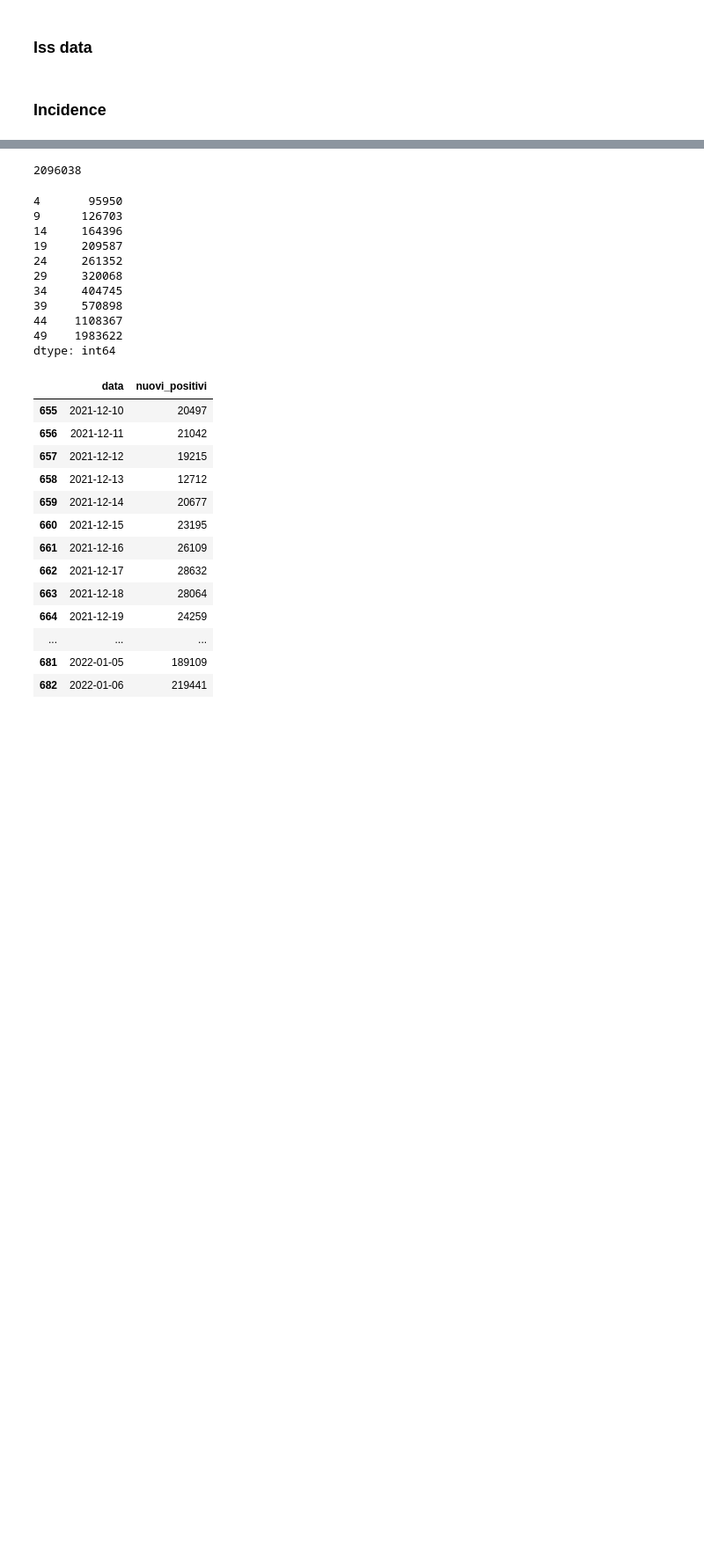
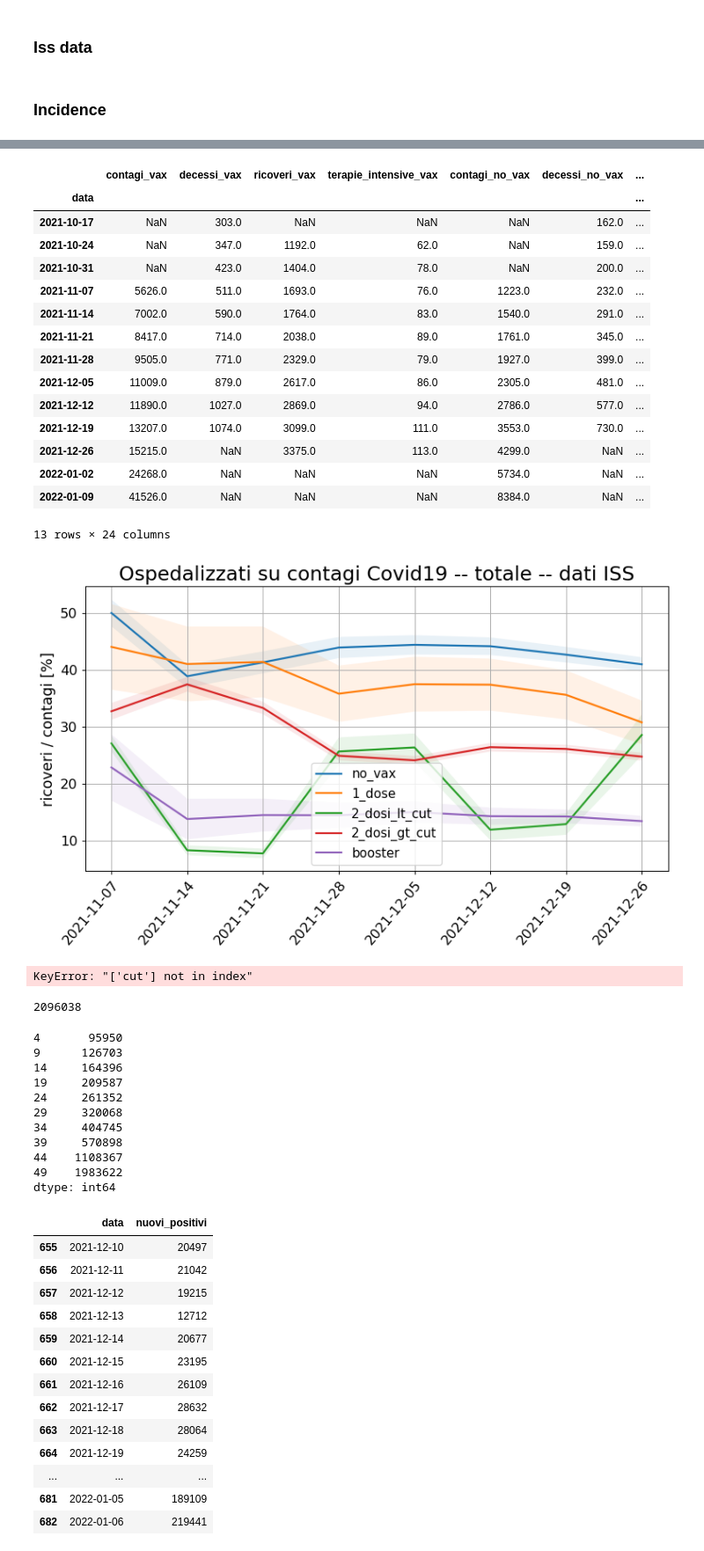
Before and after one commit to thomasmuntzer/covid19, a Jupyter notebook: Italy/iss_bull_analysis.ipynb, the cells around one changed output, grey strips where cells are left out. Shown at 88% size. Cells and saved outputs as stored; diff of their text form; code cells hidden in the pictures; blank space fills up the shorter version.

```diff
--- a/Italy/iss_bull_analysis.ipynb
+++ b/Italy/iss_bull_analysis.ipynb
@@ -384,3 +560,33 @@ for age in age_values:
+# %%
+df_let = df_iss[df_iss.fascia_eta=="80+"]
+p = get_lethality(df_let,
+                  savename=f"ospedalizzati_contagi_iss_{age}",
+                  title="Ospedalizzati su contagi Covid19",
+                  yscale="linear",
+                  num_den=("ricoveri","contagi")
+                 )
+# %% [output]
+|  | contagi_vax | decessi_vax | ricoveri_vax | terapie_intensive_vax | contagi_no_vax | decessi_no_vax | ... |
+| data |  |  |  |  |  |  | ... |
+| 2021-10-17 | NaN | 303.0 | NaN | NaN | NaN | 162.0 | ... |
+| 2021-10-24 | NaN | 347.0 | 1192.0 | 62.0 | NaN | 159.0 | ... |
+| 2021-10-31 | NaN | 423.0 | 1404.0 | 78.0 | NaN | 200.0 | ... |
+| 2021-11-07 | 5626.0 | 511.0 | 1693.0 | 76.0 | 1223.0 | 232.0 | ... |
+| 2021-11-14 | 7002.0 | 590.0 | 1764.0 | 83.0 | 1540.0 | 291.0 | ... |
+| 2021-11-21 | 8417.0 | 714.0 | 2038.0 | 89.0 | 1761.0 | 345.0 | ... |
+| 2021-11-28 | 9505.0 | 771.0 | 2329.0 | 79.0 | 1927.0 | 399.0 | ... |
+| 2021-12-05 | 11009.0 | 879.0 | 2617.0 | 86.0 | 2305.0 | 481.0 | ... |
+| 2021-12-12 | 11890.0 | 1027.0 | 2869.0 | 94.0 | 2786.0 | 577.0 | ... |
+| 2021-12-19 | 13207.0 | 1074.0 | 3099.0 | 111.0 | 3553.0 | 730.0 | ... |
+| 2021-12-26 | 15215.0 | NaN | 3375.0 | 113.0 | 4299.0 | NaN | ... |
+| 2022-01-02 | 24268.0 | NaN | NaN | NaN | 5734.0 | NaN | ... |
+| 2022-01-09 | 41526.0 | NaN | NaN | NaN | 8384.0 | NaN | ... |
+13 rows × 24 columns
+[figure, added]
+# %%
+p[["contagi_2_dosi_lt_cut","ricoveri_2_dosi_lt_cut","cut"]]
+# %% [output]
+KeyError: "['cut'] not in index"
 # %%
 from dateutil.relativedelta import relativedelta
 path = "https://raw.githubusercontent.com/pcm-dpc/COVID-19/master/dati-andamento-nazionale/dpc-covid19-ita-andamento-nazionale.csv"
```
Also changed, not shown: parts of 10 cells of this notebook, 7 other files.
